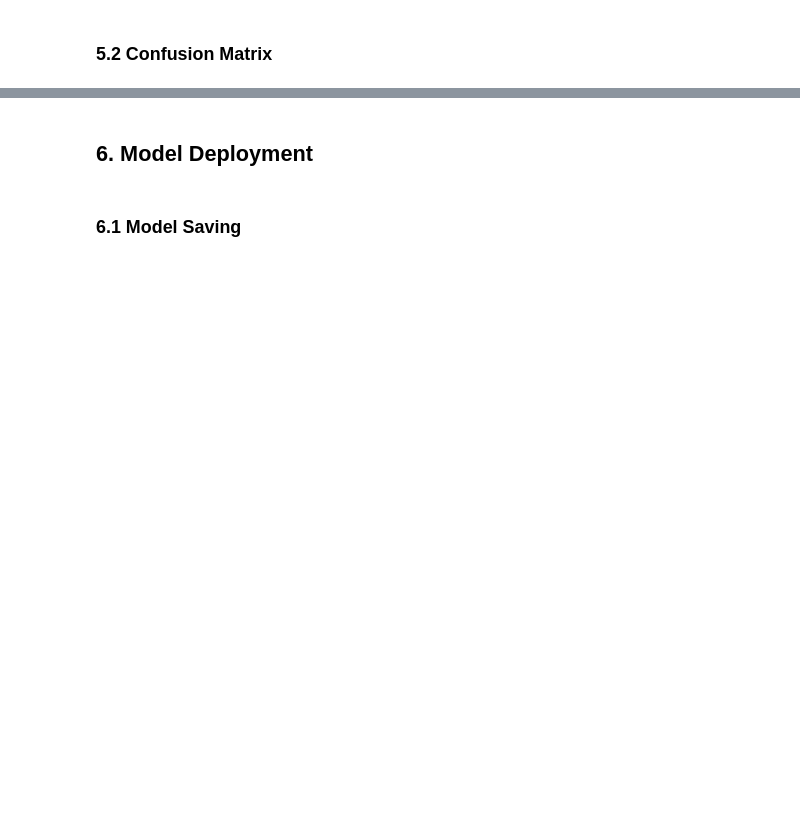
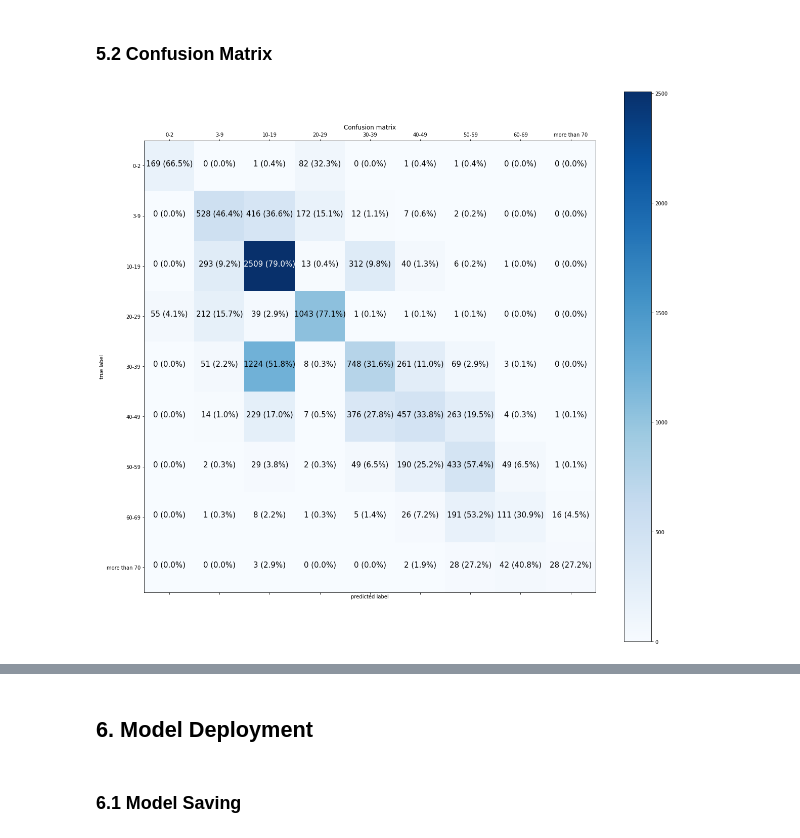
Before and after one commit to asherk7/EthniVision, a Jupyter notebook: ml/ethnivision_model_building.ipynb, the cells around one changed output, grey strips where cells are left out. Cells and saved outputs as stored; diff of their text form; code cells hidden in the pictures; blank space fills up the shorter version.

```diff
--- a/ml/ethnivision_model_building.ipynb
+++ b/ml/ethnivision_model_building.ipynb
@@ -1071,0 +1094,17 @@ print(confusion_matrix(test_generator.classes, y_pred))
+# %%
+# getting the predictions for each class
+y_preds_age = []
+y_preds_gender = []
+y_preds_race = []
+
+for i in range(predictions[0].shape[0]):
+    prediction = np.argmax(predictions[0][i])
+    y_preds_age.append(age_list[prediction])
+
+for i in range(predictions[1].shape[0]):
+    prediction = np.argmax(predictions[1][i])
+    y_preds_gender.append(gender_list[prediction])
+
+for i in range(predictions[2].shape[0]):
+    prediction = np.argmax(predictions[2][i])
+    y_preds_race.append(race_list[prediction])
@@ -1072 +1113,15 @@ print(confusion_matrix(test_generator.classes, y_pred))
+# %%
+def map_age(value):
+    return age_list[int(value)]
+
+def map_gender(value):
+    return gender_list[int(value)]
+
+def map_race(value):
+    return race_list[int(value)]
+# %%
+y_true = test_generator.labels
+y_true_age = list(map(map_age, y_true[0]))
+y_true_gender = list(map(map_gender, y_true[1]))
+y_true_race = list(map(map_race, y_true[2]))
 # %%
@@ -1077,9 +1176,8 @@ classification_report(y_true, y_preds, target_names = )
 # %%
 # remix of sci-kit learns plot_confusion_matrix
 # https://scikit-learn.org/1.0/modules/generated/sklearn.metrics.plot_confusion_matrix.html
-def create_confusion_matrix(y_preds, y_true, classes=None):
+def create_confusion_matrix(y_preds, y_true, classes=None, figsize=(10, 10)):
     import itertools
-    figsize = (10, 10)
 
     # create the confusion matrix
     cm = confusion_matrix(y_true, y_preds)
@@ -1119,4 +1217,9 @@ def create_confusion_matrix(y_preds, y_true, classes=None):
         horizontalalignment="center",
         color="white" if cm[i, j] > threshold else "black",
         size=15)
+# %%
+# creating a confusion matrix for age
+create_confusion_matrix(y_preds_age, y_true_age, classes=age_list, figsize=(20, 20))
+# %% [output]
+[figure, added]
 # %%
```
Also changed, not shown: parts of 24 cells of this notebook, 6 other files.
